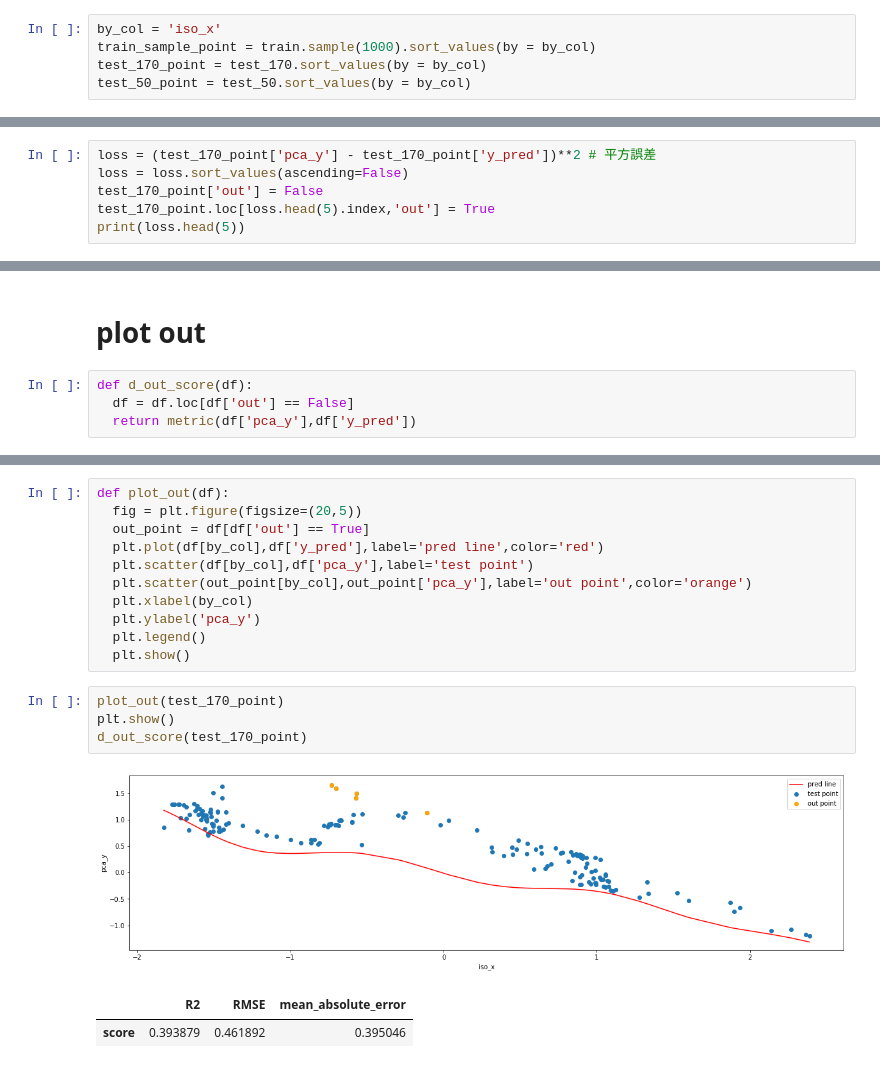
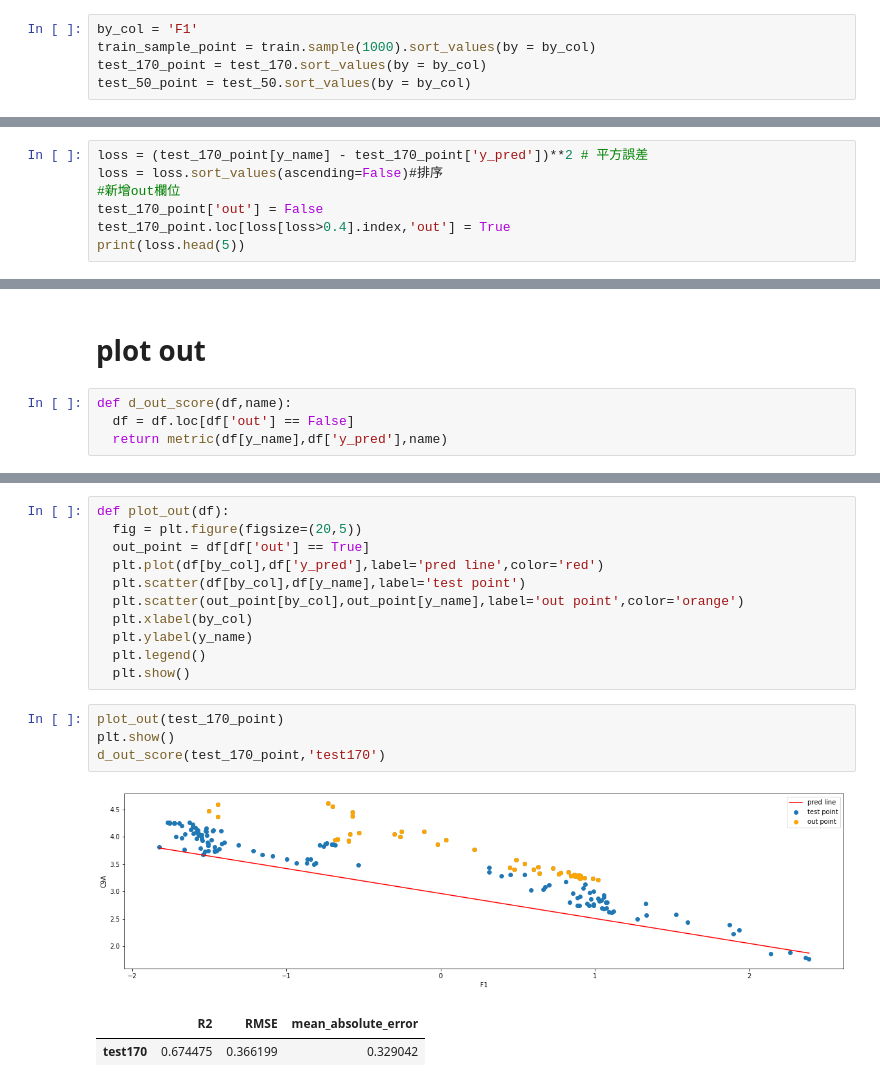
Before and after one commit to skywalker0803r/works, a Jupyter notebook: C9A.ipynb, the cells around one changed output, grey strips where cells are left out. Drawn from its saved outputs; the diff is of its cells as text.

```diff
--- a/C9A.ipynb
+++ b/C9A.ipynb
@@ -174,7 +163,7 @@ test_50['y_pred'] = model.predict(test_50[['iso_x']])
 # %% [markdown]
 data for plot
 # %%
-by_col = 'iso_x'
+by_col = 'F1'
 train_sample_point = train.sample(1000).sort_values(by = by_col)
 test_170_point = test_170.sort_values(by = by_col)
 test_50_point = test_50.sort_values(by = by_col)
@@ -260,9 +196,10 @@ res
 # %% [markdown]
 # check outliers
 # %%
-loss = (test_170_point['pca_y'] - test_170_point['y_pred'])**2 # 平方誤差
-loss = loss.sort_values(ascending=False)
+loss = (test_170_point[y_name] - test_170_point['y_pred'])**2 # 平方誤差
+loss = loss.sort_values(ascending=False)#排序
+#新增out欄位
 test_170_point['out'] = False
-test_170_point.loc[loss.head(5).index,'out'] = True
+test_170_point.loc[loss[loss>0.4].index,'out'] = True
 print(loss.head(5))
 # %% [output]
@@ -288,6 +226,6 @@ dtype: float64
 # %% [markdown]
 # plot out
 # %%
-def d_out_score(df):
+def d_out_score(df,name):
   df = df.loc[df['out'] == False]
-  return metric(df['pca_y'],df['y_pred'])
+  return metric(df[y_name],df['y_pred'],name)
@@ -306,20 +234,20 @@ def plot_out(df):
   fig = plt.figure(figsize=(20,5))
   out_point = df[df['out'] == True]
   plt.plot(df[by_col],df['y_pred'],label='pred line',color='red')
-  plt.scatter(df[by_col],df['pca_y'],label='test point')
-  plt.scatter(out_point[by_col],out_point['pca_y'],label='out point',color='orange')
+  plt.scatter(df[by_col],df[y_name],label='test point')
+  plt.scatter(out_point[by_col],out_point[y_name],label='out point',color='orange')
   plt.xlabel(by_col)
-  plt.ylabel('pca_y')
+  plt.ylabel(y_name)
   plt.legend()
   plt.show()
 # %%
 plot_out(test_170_point)
 plt.show()
-d_out_score(test_170_point)
+d_out_score(test_170_point,'test170')
 # %% [output]
-[figure, old version]
+[figure, new version]
 |  | R2 | RMSE | mean_absolute_error |
-| score | 0.393879 | 0.461892 | 0.395046 |
+| test170 | 0.674475 | 0.366199 | 0.329042 |
 # %%
 plot_out(test_50_point)
 plt.show()
```
Also changed, not shown: parts of 27 cells of this notebook.
